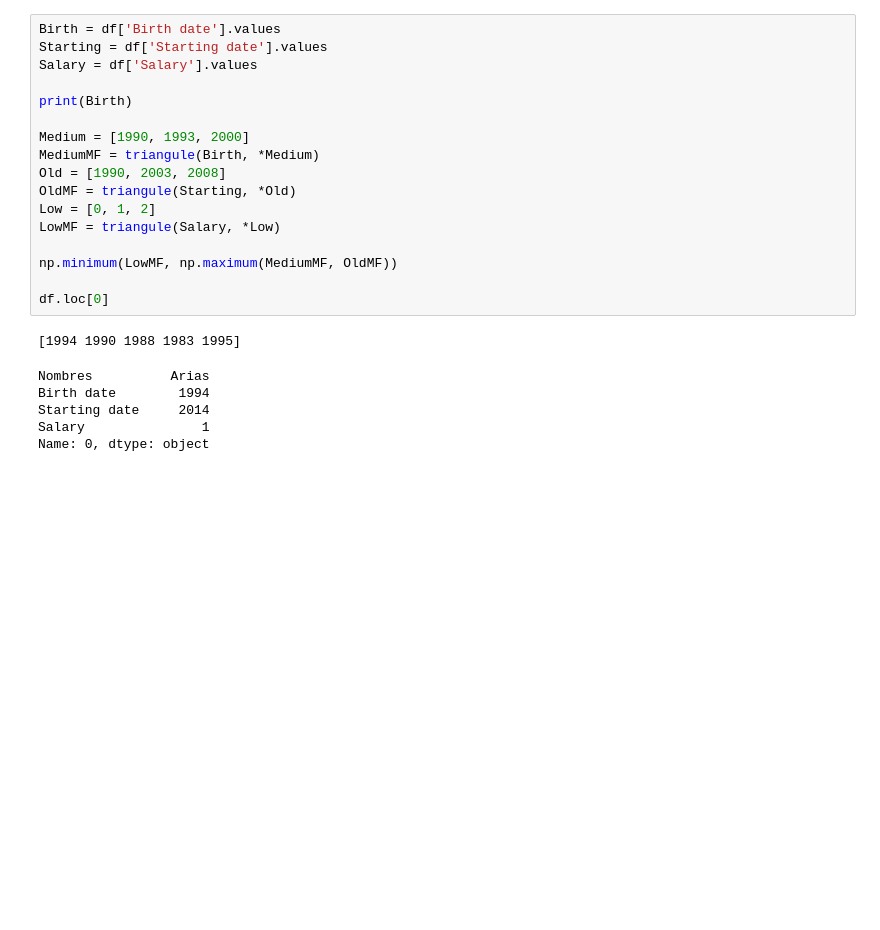
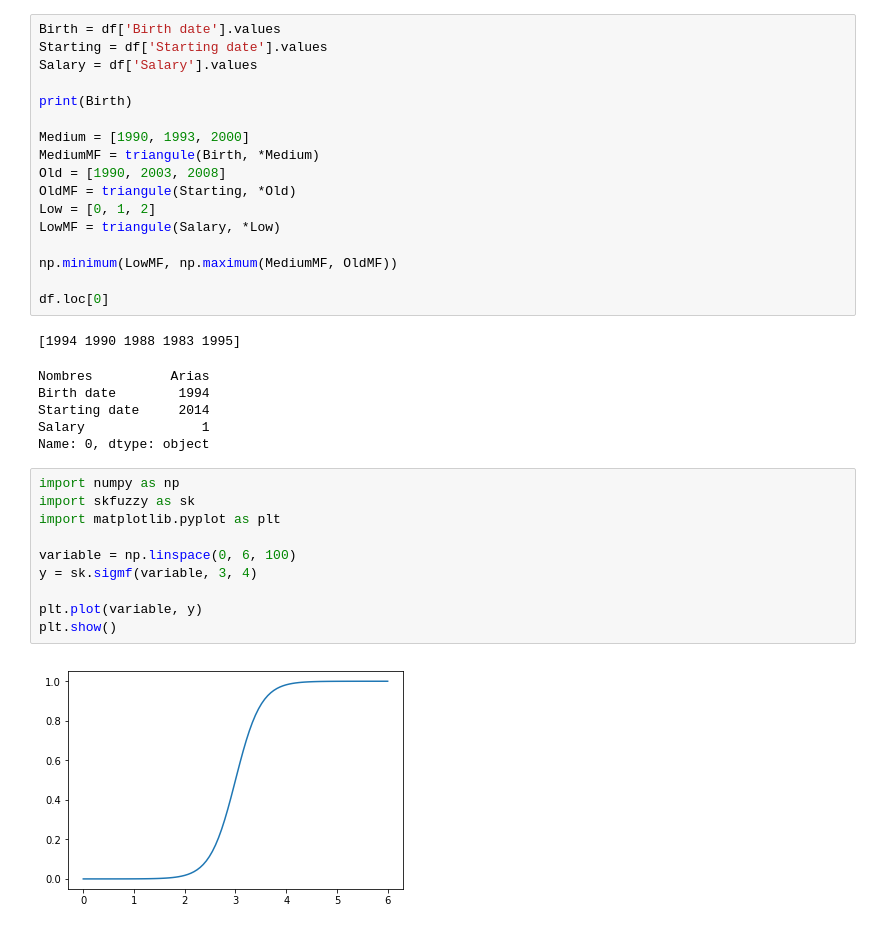
Before and after one commit to williamegomez/Machine-Learnign-Teaching, a Jupyter notebook: lessons/2018-2/Fuzzy Logic/Fuzzy decisions.ipynb, the cells around one changed output. Cells and saved outputs as stored; diff of their text form; blank space fills up the shorter version.

```diff
--- a/lessons/2018-2/Fuzzy Logic/Fuzzy decisions.ipynb
+++ b/lessons/2018-2/Fuzzy Logic/Fuzzy decisions.ipynb
@@ -127,3 +139,15 @@ Birth date        1994
 Starting date     2014
 Salary               1
 Name: 0, dtype: object
+# %%
+import numpy as np
+import skfuzzy as sk
+import matplotlib.pyplot as plt
+
+variable = np.linspace(0, 6, 100)
+y = sk.sigmf(variable, 3, 4)
+
+plt.plot(variable, y)
+plt.show()
+# %% [output]
+[figure, added]
```
Also changed, not shown: parts of 1 cell of this notebook.
